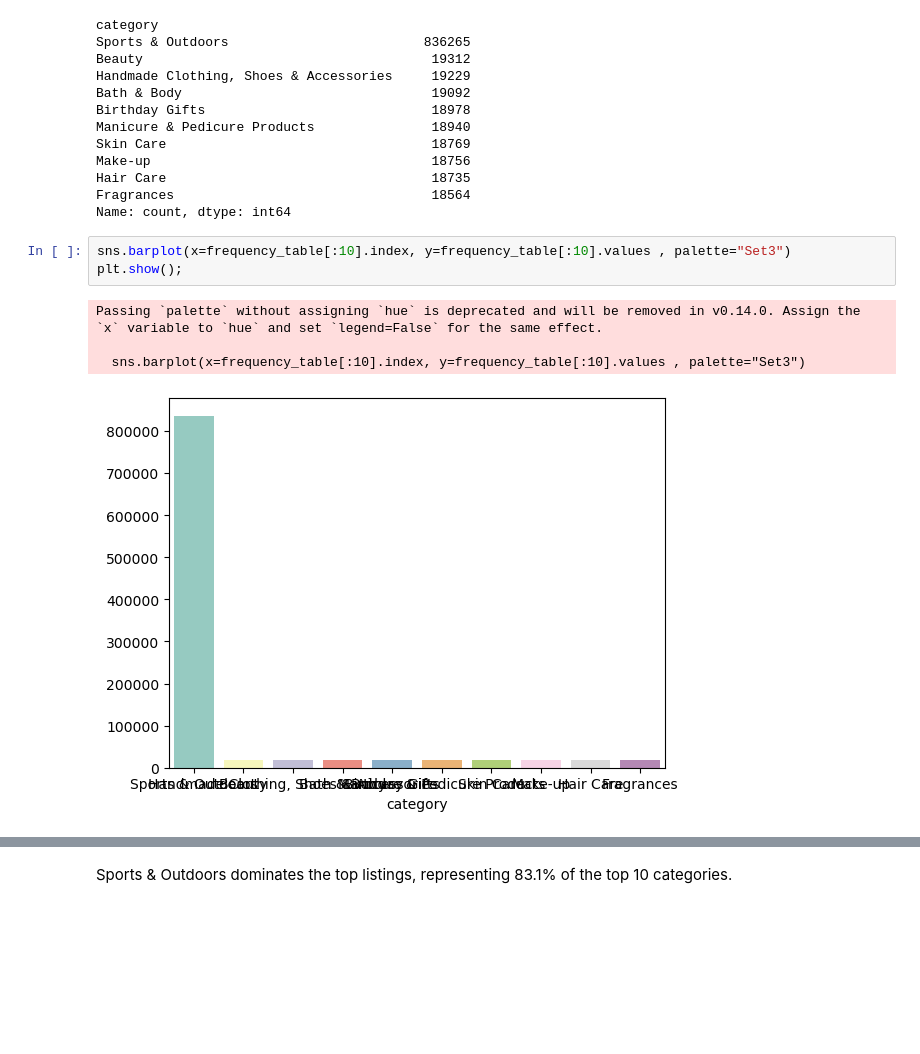
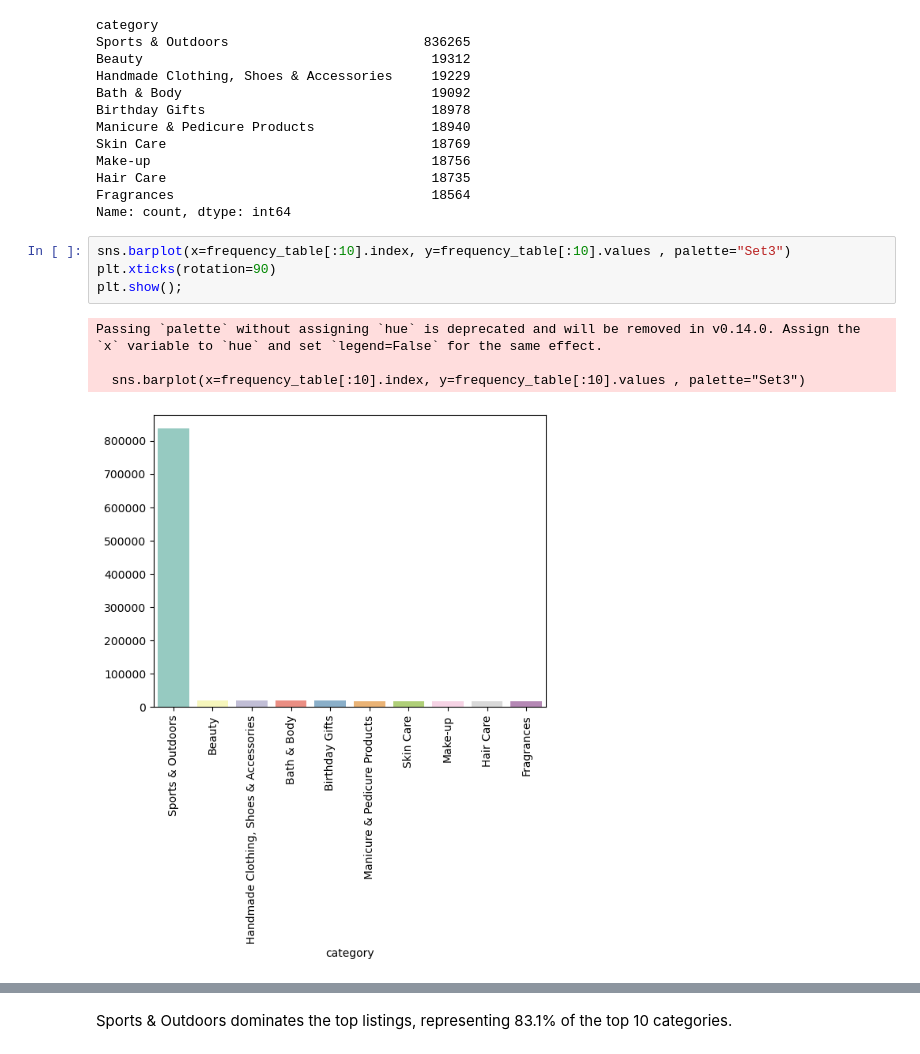
Before and after one commit to TebasMartinez/lab-eda-univariate, a Jupyter notebook: lab-eda-univariate.ipynb, the cells around one changed output, grey strips where cells are left out. Saved outputs shown, nothing was run; the diff lists cells and outputs as text; blank space fills up the shorter version.

```diff
--- a/lab-eda-univariate.ipynb
+++ b/lab-eda-univariate.ipynb
@@ -88,10 +88,11 @@ Fragrances                                 18564
 Name: count, dtype: int64
 # %%
 sns.barplot(x=frequency_table[:10].index, y=frequency_table[:10].values , palette="Set3")
+plt.xticks(rotation=90)
 plt.show();
 # %% [output]
 Passing `palette` without assigning `hue` is deprecated and will be removed in v0.14.0. Assign the `x` variable to `hue` and set `legend=False` for the same effect.
 
   sns.barplot(x=frequency_table[:10].index, y=frequency_table[:10].values , palette="Set3")
-[figure, old version]
+[figure, new version]
 # %%
```
Also changed, not shown: parts of 19 cells of this notebook.
